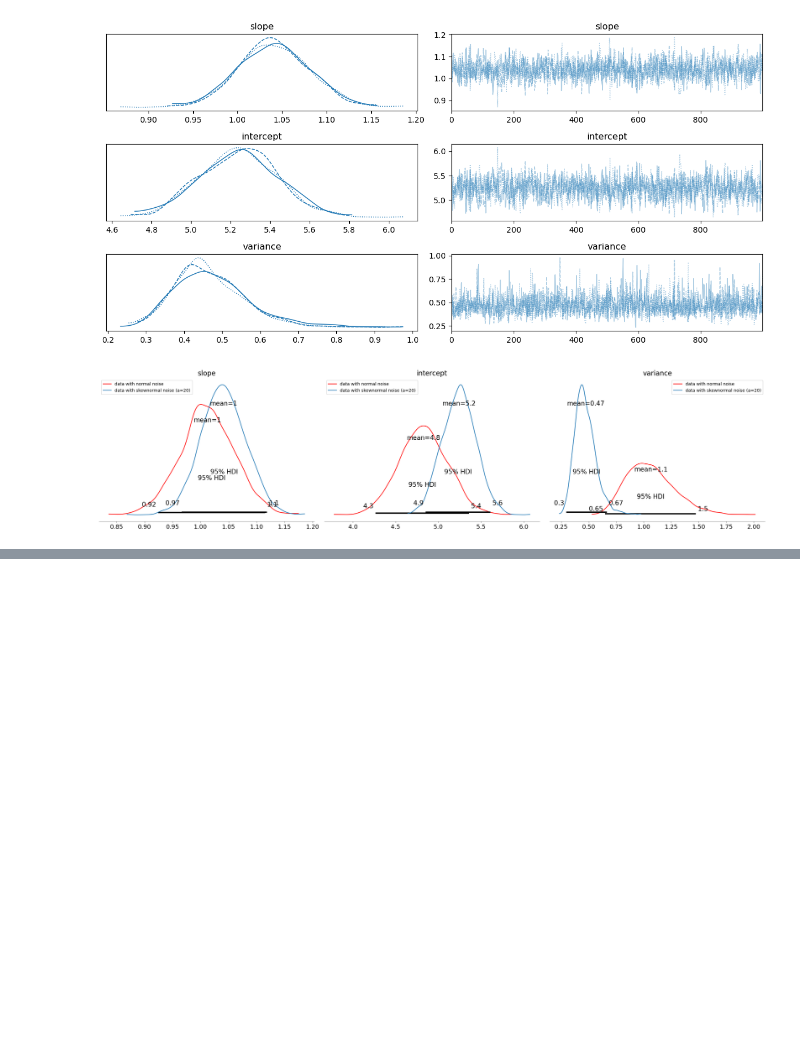
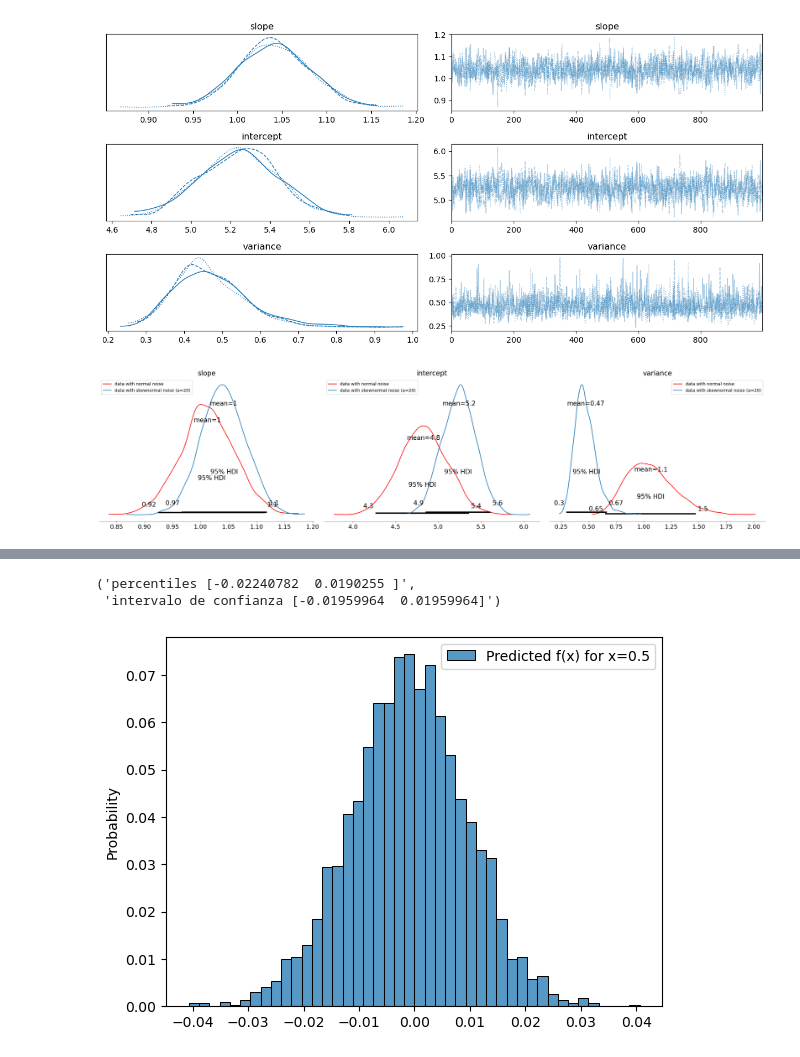
Before and after one commit to DamianPiuselli/estadistica-e-inferencia-I, a Jupyter notebook: guia8.ipynb, the cells around one changed output, grey strips where cells are left out. Drawn from its saved outputs; the diff is of its cells as text; code cells hidden in the pictures; blank space fills up the shorter version.

```diff
--- a/guia8.ipynb
+++ b/guia8.ipynb
@@ -379,0 +430,18 @@ plt.tight_layout()
+# %%
+# Valor para X=0.5
+B0 = az.extract(trace, var_names=["beta0"], combined=True)
+B1 = az.extract(trace, var_names=["beta1"], combined=True)
+
+Y_pred = B0 + B1 * 0.5
+
+# B)
+# por la definicion del problema, como mu = f(x=0.5) = 0 =>> mu(x=0.5) ~ N(0, sigma/sqrt(n)) =>>  (0 ± 1.96*sigma/sqrt(n)) es el CI de confianza del 95% para f(x=0.5)
+
+sns.histplot(Y_pred, label="Predicted f(x) for x=0.5", stat="probability")
+plt.legend()
+
+f"percentiles {np.percentile(Y_pred, [2.5, 97.5])}", f"intervalo de confianza {st.norm(0, 0.1).ppf([0.025, 0.975])/np.sqrt(n)}"
+# %% [output]
+('percentiles [-0.02240782  0.0190255 ]',
+ 'intervalo de confianza [-0.01959964  0.01959964]')
+[figure, added]
```
Also changed, not shown: parts of 11 cells of this notebook.
